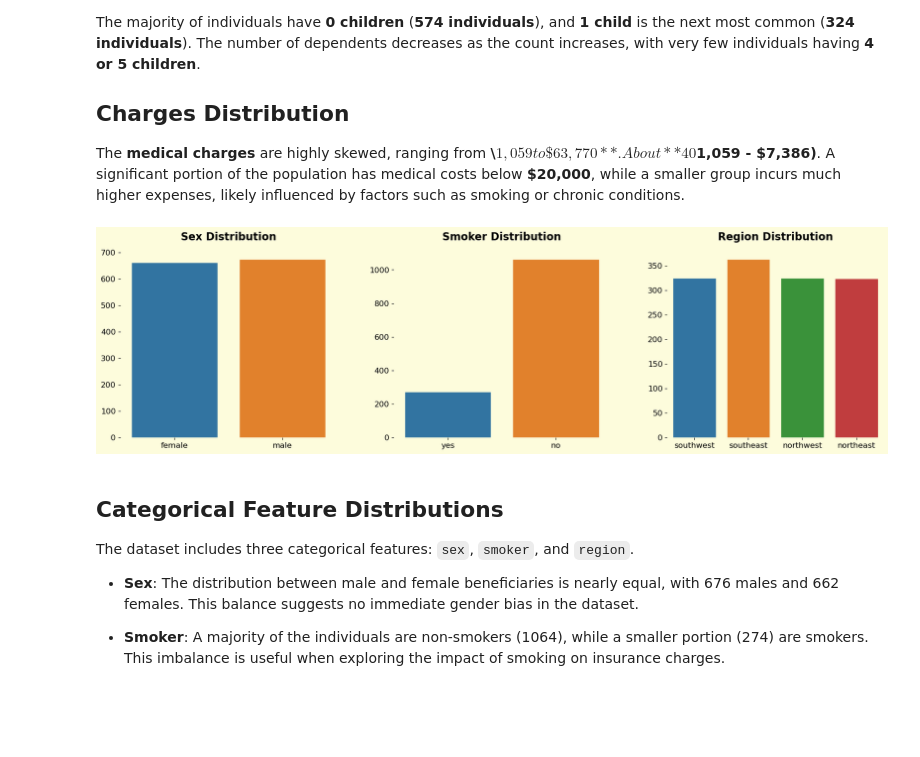
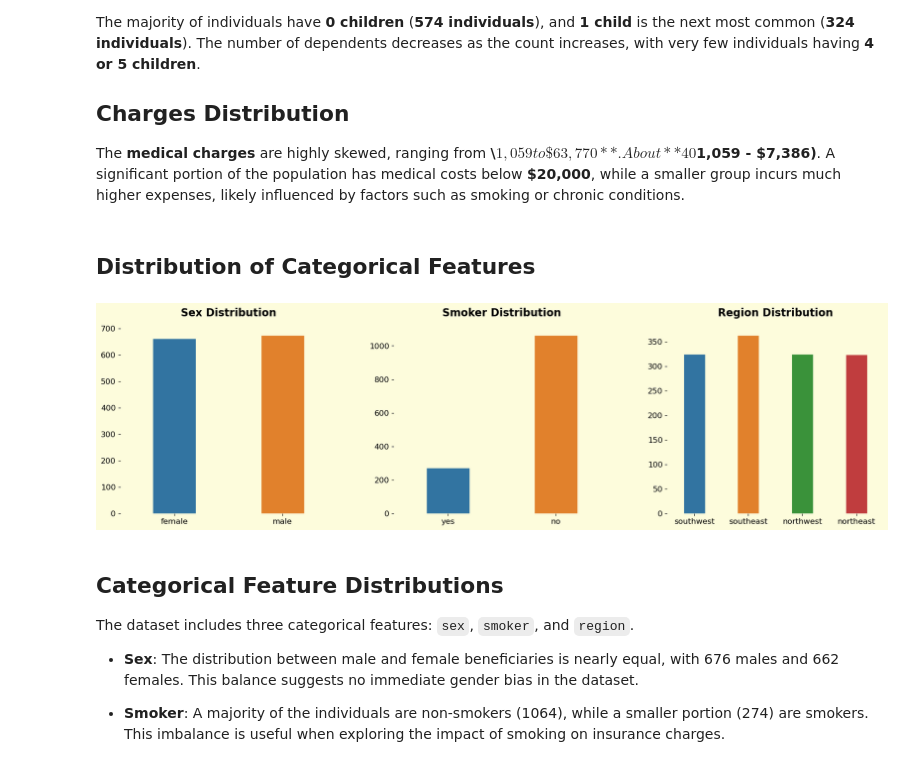
Before and after one commit to dimitar-m/predicting-insurance-costs, a Jupyter notebook: predicting-medical-insurance-costs.ipynb, the cells around one changed output. Drawn from its saved outputs; the diff is of its cells as text; code cells hidden in the pictures; blank space fills up the shorter version.

```diff
--- a/predicting-medical-insurance-costs.ipynb
+++ b/predicting-medical-insurance-costs.ipynb
@@ -162,32 +193,34 @@ The majority of individuals have **0 children** (**574 individuals**), and **1 c
 
 ## Charges Distribution
 The **medical charges** are highly skewed, ranging from **\\$1,059 to \$63,770**. About **40% of individuals** fall within the **lowest charge range (\\$1,059 - \$7,386)**. A significant portion of the population has medical costs below **$20,000**, while a smaller group incurs much higher expenses, likely influenced by factors such as smoking or chronic conditions.
+# %% [markdown]
+## Distribution of Categorical Features
 # %%
 # Define categorical columns
 categorical_columns = ['sex', 'smoker', 'region']
 
 # Set up subplots
 fig, axes = plt.subplots(1, 3, figsize=(18, 6))
 
 # Plot count plots for each categorical column
 for i, col in enumerate(categorical_columns):
     ax = axes[i]
     sns.countplot(data=df, x=col, ax=ax, palette="tab10",
-                  hue=col, edgecolor='#FDFCDC')
+                  hue=col, edgecolor='#FDFCDC', width=.4)
 
     ax.set_title(f'{col.title()} Distribution', pad=15)
     ax.set_xlabel('')
     ax.set_ylabel('')
     ax.grid(False)
 
     # Remove grid borders
     sns.despine(bottom=True, left=True)
 
 # Adjust layout for better spacing
 plt.tight_layout(pad=5)
 plt.show()
 # %% [output]
-[figure, old version]
+[figure, new version]
 # %% [markdown]
 ## Categorical Feature Distributions
 
```
Also changed, not shown: parts of 20 cells of this notebook.
